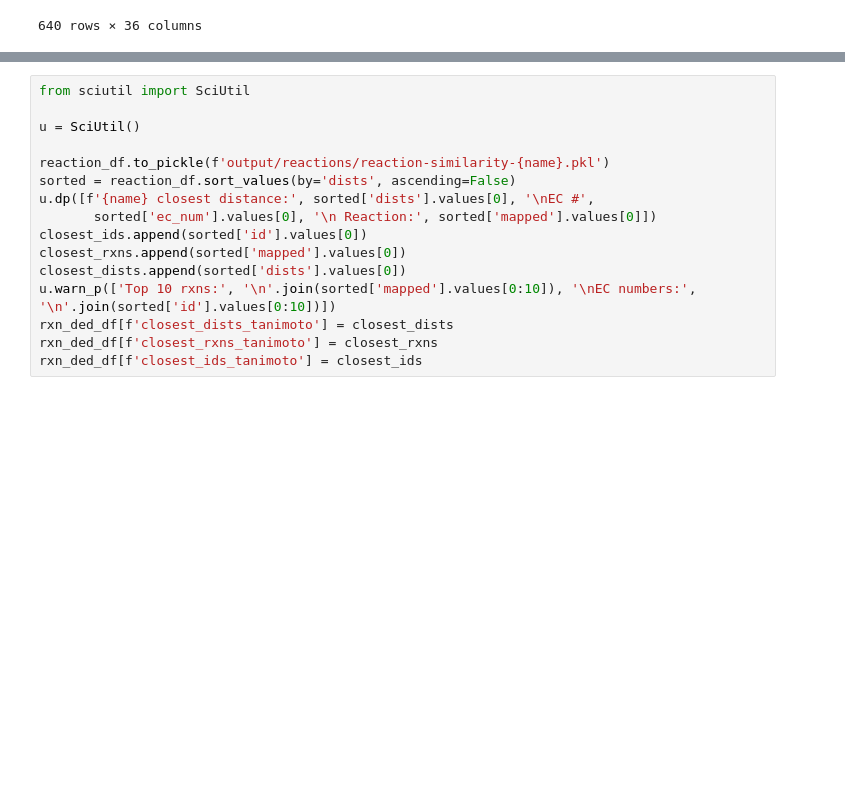
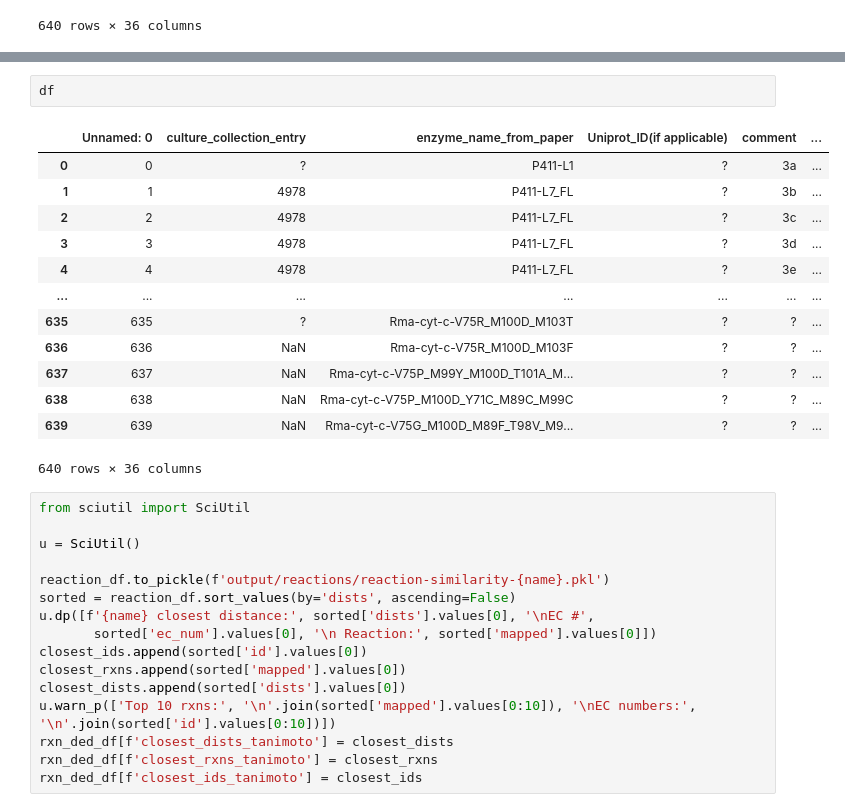
Before and after one commit to fhalab/EnzymeEngineeringDB, a Jupyter notebook: analysis/N3_AnalyseEnzymeReactionData.ipynb, the cells around one changed output, grey strips where cells are left out. Drawn from its saved outputs; the diff is of its cells as text; blank space fills up the shorter version.

```diff
--- a/analysis/N3_AnalyseEnzymeReactionData.ipynb
+++ b/analysis/N3_AnalyseEnzymeReactionData.ipynb
@@ -230,6 +231,22 @@ plt.ylabel('# reactions')
 plt.savefig('figures/hist_reaction_similarity.svg')
 # %% [output]
 [figure]
+# %%
+df
+# %% [output]
+|  | Unnamed: 0 | culture_collection_entry | enzyme_name_from_paper | Uniprot_ID(if applicable) | comment | ... |
+| 0 | 0 | ? | P411-L1 | ? | 3a | ... |
+| 1 | 1 | 4978 | P411-L7_FL | ? | 3b | ... |
+| 2 | 2 | 4978 | P411-L7_FL | ? | 3c | ... |
+| 3 | 3 | 4978 | P411-L7_FL | ? | 3d | ... |
+| 4 | 4 | 4978 | P411-L7_FL | ? | 3e | ... |
+| ... | ... | ... | ... | ... | ... | ... |
+| 635 | 635 | ? | Rma-cyt-c-V75R_M100D_M103T | ? | ? | ... |
+| 636 | 636 | NaN | Rma-cyt-c-V75R_M100D_M103F | ? | ? | ... |
+| 637 | 637 | NaN | Rma-cyt-c-V75P_M99Y_M100D_T101A_M... | ? | ? | ... |
+| 638 | 638 | NaN | Rma-cyt-c-V75P_M100D_Y71C_M89C_M99C | ? | ? | ... |
+| 639 | 639 | NaN | Rma-cyt-c-V75G_M100D_M89F_T98V_M9... | ? | ? | ... |
+640 rows × 36 columns
 # %%
 from sciutil import SciUtil
 
```
Also changed, not shown: parts of 1 cell of this notebook, 1 other file.
